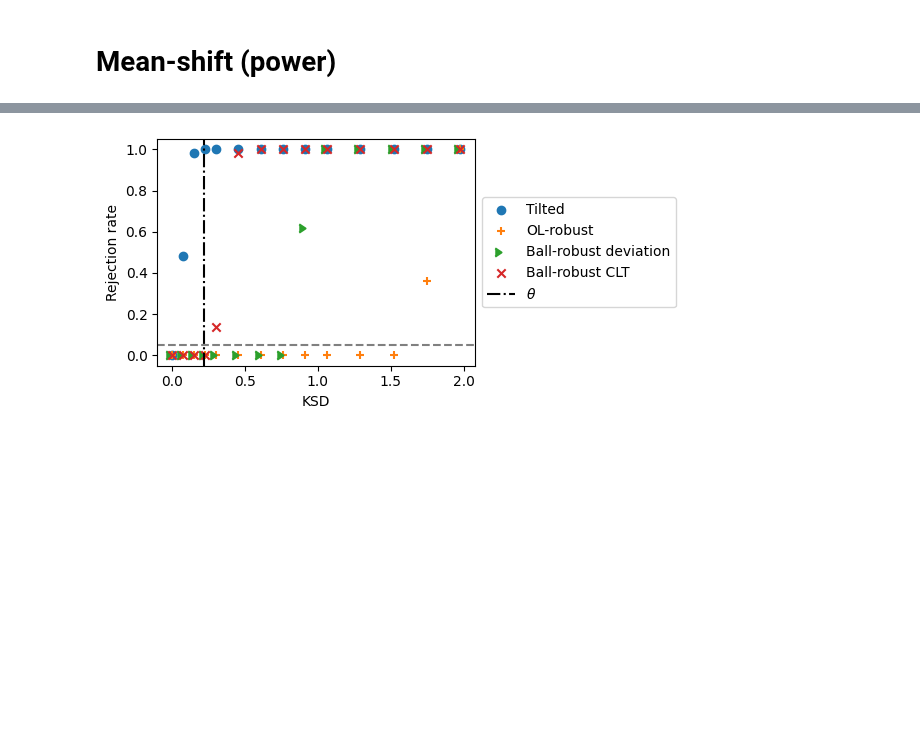
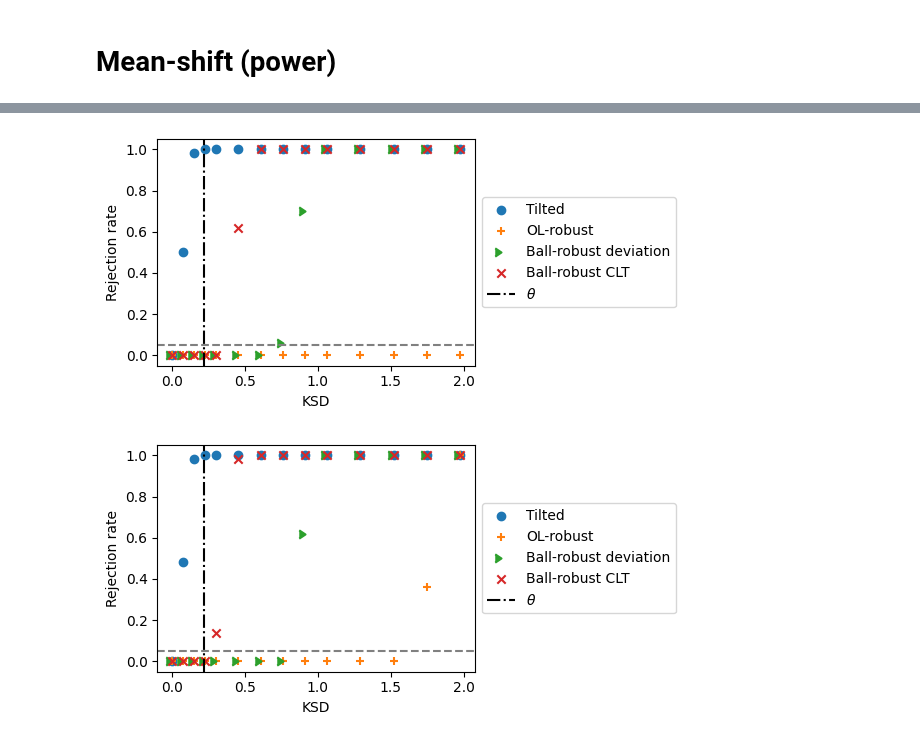
Before and after one commit to XingLLiu/robust-kernel-test, a Jupyter notebook: notebooks/KSD_robust.ipynb, the cells around one changed output, grey strips where cells are left out. Saved outputs shown, nothing was run; the diff lists cells and outputs as text; code cells hidden in the pictures; blank space fills up the shorter version.

```diff
--- a/notebooks/KSD_robust.ipynb
+++ b/notebooks/KSD_robust.ipynb
@@ -386,3 +462,36 @@ key: 4
+# %%
+fig, ax = plt.subplots(ncols=1, nrows=1, figsize=(6, 3))
+
+methods = {"tilted": "Tilted", "rbf": "RBF", "tilted_ol_robust": "OL-robust", "tilted_ball_robust": "Ball-robust"}
+
+for method, lab in methods.items():
+    rej = np.array([np.mean(res_ms[n][kk][method]["rej"]) for kk in range(len(mean_ls))])
+    ksd = np.array([np.mean(res_ms[n][kk][method]["rej"]) for kk in range(len(mean_ls))])
+
+rej_tilted = np.array([np.mean(res_ms[n][kk]["tilted"]["rej"]) for kk in range(len(mean_ls))])
+rej_rbf = np.array([np.mean(res_ms[n][kk]["rbf"]["rej"]) for kk in range(len(mean_ls))])
+rej_ol_robust = np.array([np.mean(res_ms[n][kk]["tilted_ol_robust"]["rej"]) for kk in range(len(mean_ls))])
+rej_ball_robust = np.array([np.mean(res_ms[n][kk]["tilted_ball_robust"]["rej"]) for kk in range(len(mean_ls))])
+rej_ball_clt = np.array([np.mean(res_ms[n][kk]["tilted_ball_clt"]["rej"]) for kk in range(len(mean_ls))])
+
+ksd_ls = [population_ksd_ms(mm) for mm in mean_ls]
+ax.scatter(ksd_ls, rej_tilted, label="Tilted")
+# # ax.scatter(ksd_ls, rej_rbf, label="RBF", marker="x")
+ax.scatter(ksd_ls, rej_ol_robust, label="OL-robust", marker="+")
+ax.scatter(ksd_ls, rej_ball_robust, label="Ball-robust deviation", marker=5)
+ax.scatter(ksd_ls, rej_ball_clt, label="Ball-robust CLT", marker="x") #, marker=6)
+theta = res_ms[n][0]["tilted_ball_robust"]["theta"][0]
+ax.axvline(theta, linestyle="-.", color="k", label=r"$\theta$")
+ax.axhline(0.05, linestyle="--", color="grey")
+# ax.set_xscale("log")
+ax.set_ylim(-0.05, 1.05)
+ax.set_xlabel("KSD")
+ax.set_ylabel("Rejection rate")
+ax.legend(loc="center left", bbox_to_anchor=(1, 0.5))
+plt.tight_layout()
+# plt.savefig("../figs/robust/rej_ms.pdf")
+# %% [output]
+[figure, added]
 # %%
 fig, ax = plt.subplots(ncols=1, nrows=1, figsize=(6, 3))
 
```
Also changed, not shown: parts of 11 cells of this notebook, 8 other files.
